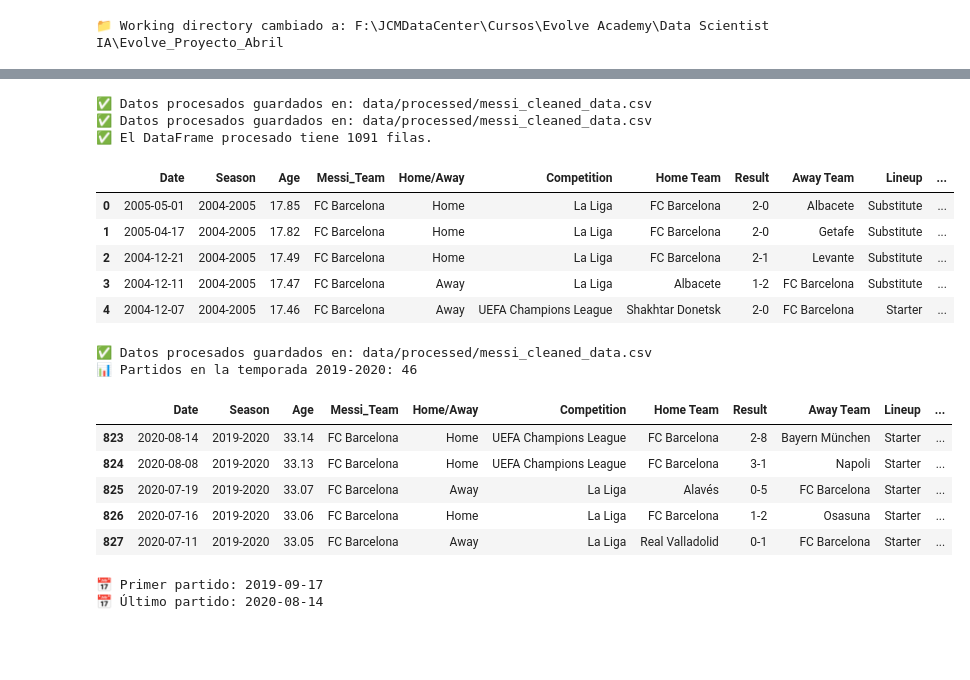
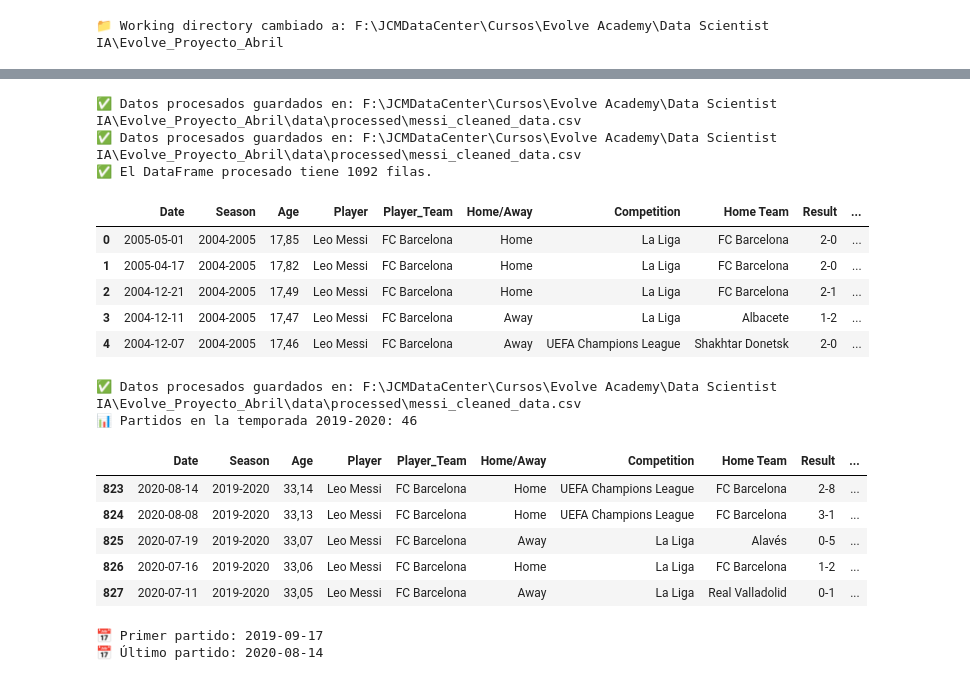
Before and after one commit to JuanmaCM7/Players_career_stats, a Jupyter notebook: notebooks/Tests.ipynb, the cells around one changed output, grey strips where cells are left out. Cells and saved outputs as stored; diff of their text form; code cells hidden in the pictures; blank space fills up the shorter version.

```diff
--- a/notebooks/Tests.ipynb
+++ b/notebooks/Tests.ipynb
@@ -462,21 +492,21 @@ def process_data(input_path="data/raw/messi_raw_data.csv", output_path="data/pro
 # %%
-process_data(input_path="data/raw/messi_raw_data.csv", output_path="data/processed/messi_cleaned_data.csv", return_df=True)
+process_messi_data(input_rel="data/raw/messi_raw_data.csv", output_rel="data/processed/messi_cleaned_data.csv", return_df=False, decimal=",")
 
-df_cleaned = process_data(return_df=True)
+df_cleaned = process_messi_data(return_df=True)
 print(f"✅ El DataFrame procesado tiene {len(df_cleaned)} filas.")
 df_cleaned.head()
 # %% [output]
-✅ Datos procesados guardados en: data/processed/messi_cleaned_data.csv
-✅ Datos procesados guardados en: data/processed/messi_cleaned_data.csv
-✅ El DataFrame procesado tiene 1091 filas.
+✅ Datos procesados guardados en: F:\JCMDataCenter\Cursos\Evolve Academy\Data Scientist IA\Evolve_Proyecto_Abril\data\processed\messi_cleaned_data.csv
+✅ Datos procesados guardados en: F:\JCMDataCenter\Cursos\Evolve Academy\Data Scientist IA\Evolve_Proyecto_Abril\data\processed\messi_cleaned_data.csv
+✅ El DataFrame procesado tiene 1092 filas.
-|  | Date | Season | Age | Messi_Team | Home/Away | Competition | Home Team | Result | Away Team | Lineup | ... |
-| 0 | 2005-05-01 | 2004-2005 | 17.85 | FC Barcelona | Home | La Liga | FC Barcelona | 2-0 | Albacete | Substitute | ... |
-| 1 | 2005-04-17 | 2004-2005 | 17.82 | FC Barcelona | Home | La Liga | FC Barcelona | 2-0 | Getafe | Substitute | ... |
-| 2 | 2004-12-21 | 2004-2005 | 17.49 | FC Barcelona | Home | La Liga | FC Barcelona | 2-1 | Levante | Substitute | ... |
-| 3 | 2004-12-11 | 2004-2005 | 17.47 | FC Barcelona | Away | La Liga | Albacete | 1-2 | FC Barcelona | Substitute | ... |
-| 4 | 2004-12-07 | 2004-2005 | 17.46 | FC Barcelona | Away | UEFA Champions League | Shakhtar Donetsk | 2-0 | FC Barcelona | Starter | ... |
+|  | Date | Season | Age | Player | Player_Team | Home/Away | Competition | Home Team | Result | ... |
+| 0 | 2005-05-01 | 2004-2005 | 17,85 | Leo Messi | FC Barcelona | Home | La Liga | FC Barcelona | 2-0 | ... |
+| 1 | 2005-04-17 | 2004-2005 | 17,82 | Leo Messi | FC Barcelona | Home | La Liga | FC Barcelona | 2-0 | ... |
+| 2 | 2004-12-21 | 2004-2005 | 17,49 | Leo Messi | FC Barcelona | Home | La Liga | FC Barcelona | 2-1 | ... |
+| 3 | 2004-12-11 | 2004-2005 | 17,47 | Leo Messi | FC Barcelona | Away | La Liga | Albacete | 1-2 | ... |
+| 4 | 2004-12-07 | 2004-2005 | 17,46 | Leo Messi | FC Barcelona | Away | UEFA Champions League | Shakhtar Donetsk | 2-0 | ... |
 # %%
-df = process_data(return_df=True)
+df = process_messi_data(return_df=True)
 
 # Filtrar solo temporada 2019-2020
 temporada_covid = df[df["Season"] == "2019-2020"]
@@ -484,14 +514,14 @@ temporada_covid = df[df["Season"] == "2019-2020"]
 print(f"📊 Partidos en la temporada 2019-2020: {len(temporada_covid)}")
 temporada_covid.head()
 # %% [output]
-✅ Datos procesados guardados en: data/processed/messi_cleaned_data.csv
+✅ Datos procesados guardados en: F:\JCMDataCenter\Cursos\Evolve Academy\Data Scientist IA\Evolve_Proyecto_Abril\data\processed\messi_cleaned_data.csv
 📊 Partidos en la temporada 2019-2020: 46
-|  | Date | Season | Age | Messi_Team | Home/Away | Competition | Home Team | Result | Away Team | Lineup | ... |
-| 823 | 2020-08-14 | 2019-2020 | 33.14 | FC Barcelona | Home | UEFA Champions League | FC Barcelona | 2-8 | Bayern München | Starter | ... |
-| 824 | 2020-08-08 | 2019-2020 | 33.13 | FC Barcelona | Home | UEFA Champions League | FC Barcelona | 3-1 | Napoli | Starter | ... |
-| 825 | 2020-07-19 | 2019-2020 | 33.07 | FC Barcelona | Away | La Liga | Alavés | 0-5 | FC Barcelona | Starter | ... |
-| 826 | 2020-07-16 | 2019-2020 | 33.06 | FC Barcelona | Home | La Liga | FC Barcelona | 1-2 | Osasuna | Starter | ... |
-| 827 | 2020-07-11 | 2019-2020 | 33.05 | FC Barcelona | Away | La Liga | Real Valladolid | 0-1 | FC Barcelona | Starter | ... |
+|  | Date | Season | Age | Player | Player_Team | Home/Away | Competition | Home Team | Result | ... |
+| 823 | 2020-08-14 | 2019-2020 | 33,14 | Leo Messi | FC Barcelona | Home | UEFA Champions League | FC Barcelona | 2-8 | ... |
+| 824 | 2020-08-08 | 2019-2020 | 33,13 | Leo Messi | FC Barcelona | Home | UEFA Champions League | FC Barcelona | 3-1 | ... |
+| 825 | 2020-07-19 | 2019-2020 | 33,07 | Leo Messi | FC Barcelona | Away | La Liga | Alavés | 0-5 | ... |
+| 826 | 2020-07-16 | 2019-2020 | 33,06 | Leo Messi | FC Barcelona | Home | La Liga | FC Barcelona | 1-2 | ... |
+| 827 | 2020-07-11 | 2019-2020 | 33,05 | Leo Messi | FC Barcelona | Away | La Liga | Real Valladolid | 0-1 | ... |
 # %%
 print(f"📅 Primer partido: {temporada_covid['Date'].min().date()}")
 print(f"📅 Último partido: {temporada_covid['Date'].max().date()}")
```
Also changed, not shown: parts of 62 cells of this notebook, 26 other files.
